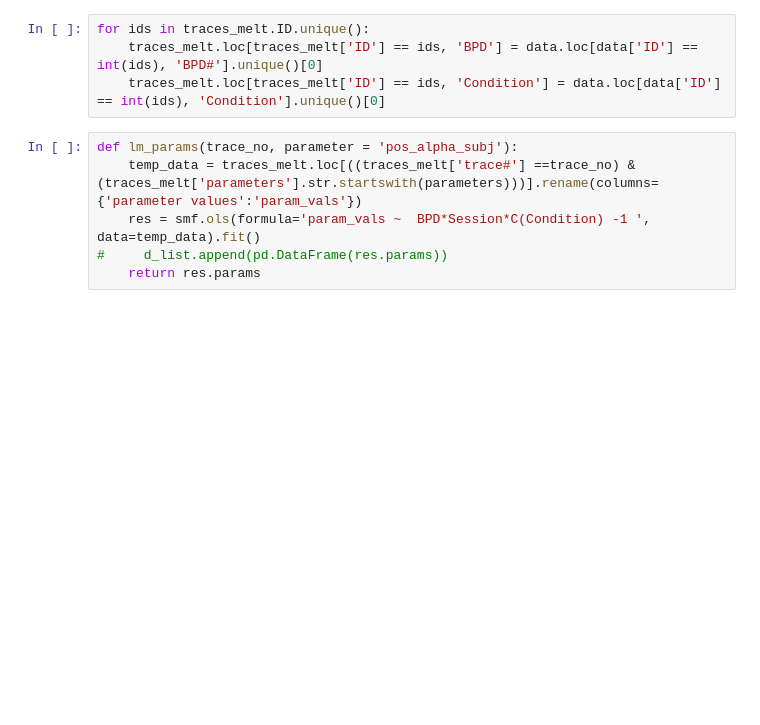
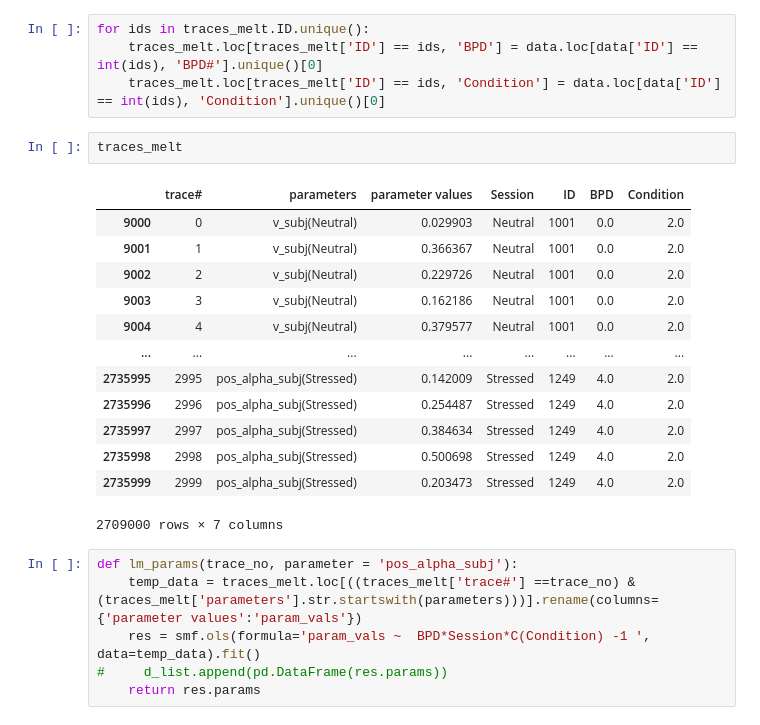
Before and after one commit to tejas-savalia/BPD, a Jupyter notebook: bpd_analyses.ipynb, the cells around one changed output. Cells and saved outputs as stored; diff of their text form; blank space fills up the shorter version.

```diff
--- a/bpd_analyses.ipynb
+++ b/bpd_analyses.ipynb
@@ -331,6 +331,22 @@ traces_melt.loc[traces_melt.parameters.str.contains('alpha'), 'parameter values'
 for ids in traces_melt.ID.unique():
     traces_melt.loc[traces_melt['ID'] == ids, 'BPD'] = data.loc[data['ID'] == int(ids), 'BPD#'].unique()[0]
     traces_melt.loc[traces_melt['ID'] == ids, 'Condition'] = data.loc[data['ID'] == int(ids), 'Condition'].unique()[0]
+# %%
+traces_melt
+# %% [output]
+|  | trace# | parameters | parameter values | Session | ID | BPD | Condition |
+| 9000 | 0 | v_subj(Neutral) | 0.029903 | Neutral | 1001 | 0.0 | 2.0 |
+| 9001 | 1 | v_subj(Neutral) | 0.366367 | Neutral | 1001 | 0.0 | 2.0 |
+| 9002 | 2 | v_subj(Neutral) | 0.229726 | Neutral | 1001 | 0.0 | 2.0 |
+| 9003 | 3 | v_subj(Neutral) | 0.162186 | Neutral | 1001 | 0.0 | 2.0 |
+| 9004 | 4 | v_subj(Neutral) | 0.379577 | Neutral | 1001 | 0.0 | 2.0 |
+| ... | ... | ... | ... | ... | ... | ... | ... |
+| 2735995 | 2995 | pos_alpha_subj(Stressed) | 0.142009 | Stressed | 1249 | 4.0 | 2.0 |
+| 2735996 | 2996 | pos_alpha_subj(Stressed) | 0.254487 | Stressed | 1249 | 4.0 | 2.0 |
+| 2735997 | 2997 | pos_alpha_subj(Stressed) | 0.384634 | Stressed | 1249 | 4.0 | 2.0 |
+| 2735998 | 2998 | pos_alpha_subj(Stressed) | 0.500698 | Stressed | 1249 | 4.0 | 2.0 |
+| 2735999 | 2999 | pos_alpha_subj(Stressed) | 0.203473 | Stressed | 1249 | 4.0 | 2.0 |
+2709000 rows × 7 columns
 # %%
 def lm_params(trace_no, parameter = 'pos_alpha_subj'):
     temp_data = traces_melt.loc[((traces_melt['trace#'] ==trace_no) & (traces_melt['parameters'].str.startswith(parameters)))].rename(columns={'parameter values':'param_vals'})
```
Also changed, not shown: parts of 6 cells of this notebook.
